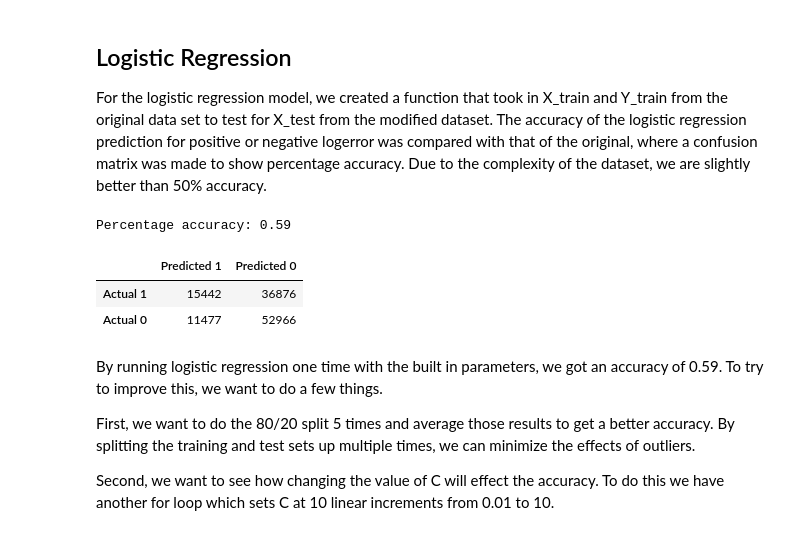
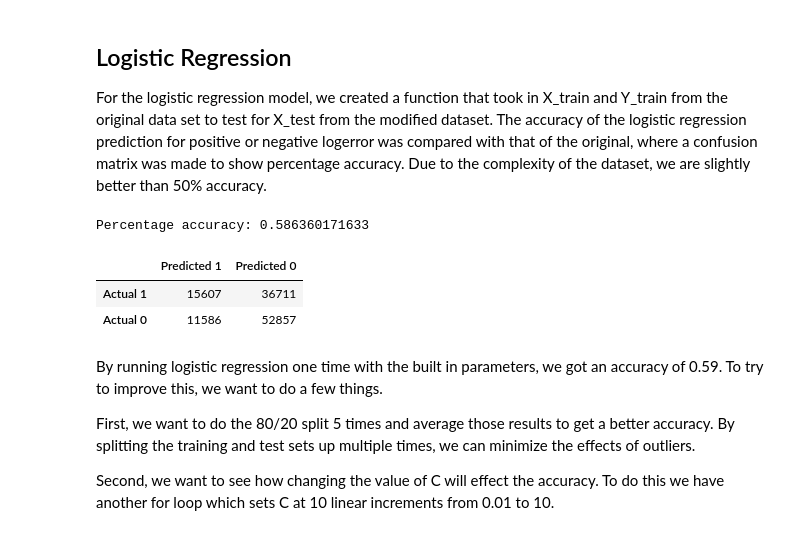
Before and after one commit to post2web/data_mining_group_project, a Jupyter notebook: notebooks/kaitlin.ipynb, the cells around one changed output. Drawn from its saved outputs; the diff is of its cells as text; code cells hidden in the pictures.

```diff
--- a/notebooks/kaitlin.ipynb
+++ b/notebooks/kaitlin.ipynb
@@ -99,39 +102,25 @@ Create a logistic regression model and a support vector machine model for the cl
 ## Logistic Regression
 For the logistic regression model, we created a function that took in X_train and Y_train from the original data set to test for X_test from the modified dataset. The accuracy of the logistic regression prediction for positive or negative logerror was compared with that of the original, where a confusion matrix was made to show percentage accuracy. Due to the complexity of the dataset, we are slightly better than 50% accuracy.
 # %%
-from sklearn.linear_model import LogisticRegression
-from sklearn.metrics import confusion_matrix
-
-
-def logistic_regression_model(**params):
-    X_train = params['X_train']
-    y_train = params['y_train']
-    X_test = params['X_test']
-    del params['X_train']
-    del params['X_test']
-    del params['y_train']
-
-    # remove this if it freezes
-    params['n_jobs'] = -1
-
+def logistic_regression_model(X_train, y_train, X_test, **params):
     clf = LogisticRegression(**params)
     clf.fit(X_train, y_train)
     return clf.predict(X_test), clf
 
 yhat, _ = logistic_regression_model(X_train=X, y_train=y, X_test=X)
 
 accuracy = float(sum(yhat==y)) / len(y)
 print('Percentage accuracy: %.12f' % (accuracy))
 
 pd.DataFrame(confusion_matrix(y, yhat),
     columns=['Predicted 1', 'Predicted 0'],
     index=['Actual 1', 'Actual 0'],
 )
 # %% [output]
-Percentage accuracy: 0.59
+Percentage accuracy: 0.586360171633
 |  | Predicted 1 | Predicted 0 |
-| Actual 1 | 15442 | 36876 |
-| Actual 0 | 11477 | 52966 |
+| Actual 1 | 15607 | 36711 |
+| Actual 0 | 11586 | 52857 |
 # %% [markdown]
 By running logistic regression one time with the built in parameters, we got an accuracy of 0.59.  To try to improve this, we want to do a few things.
 
```
Also changed, not shown: parts of 19 cells of this notebook.
